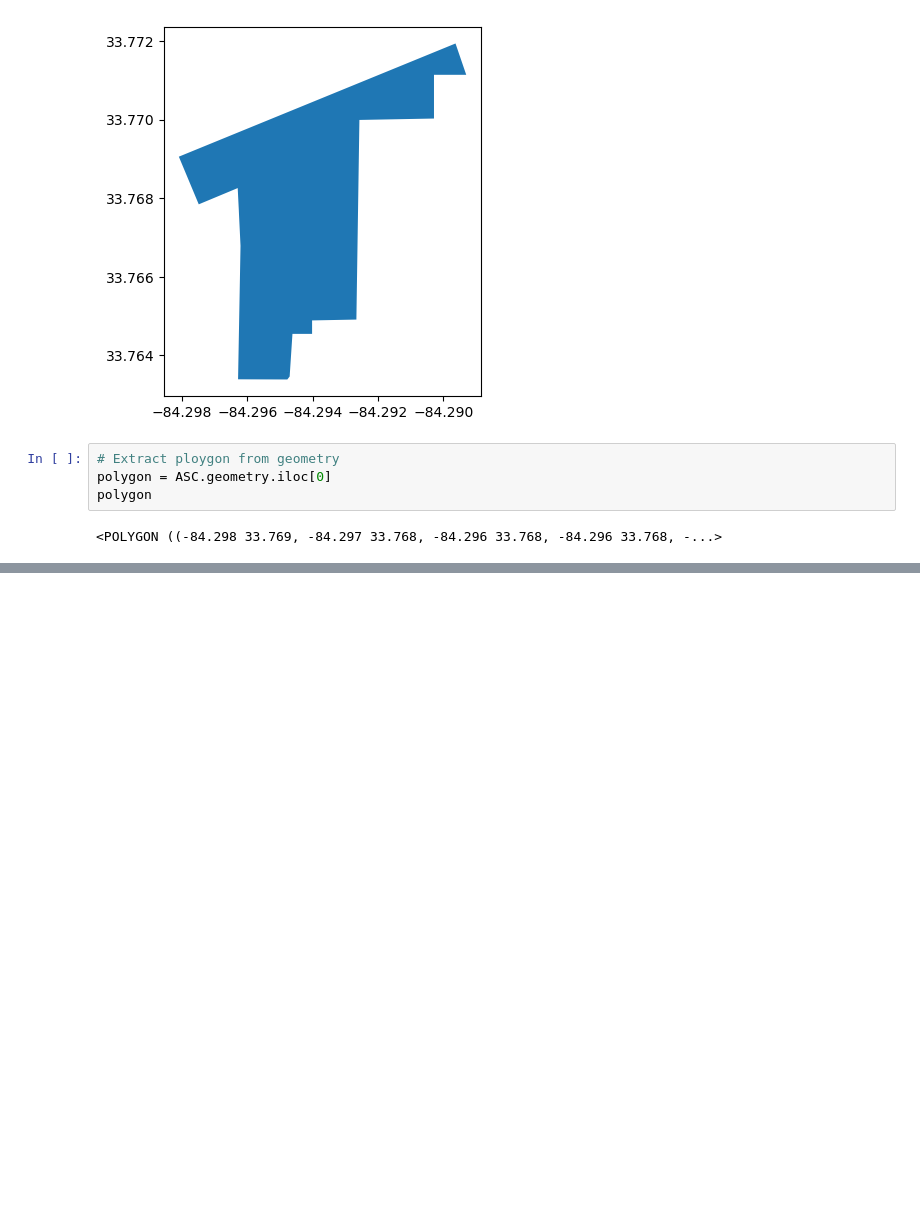
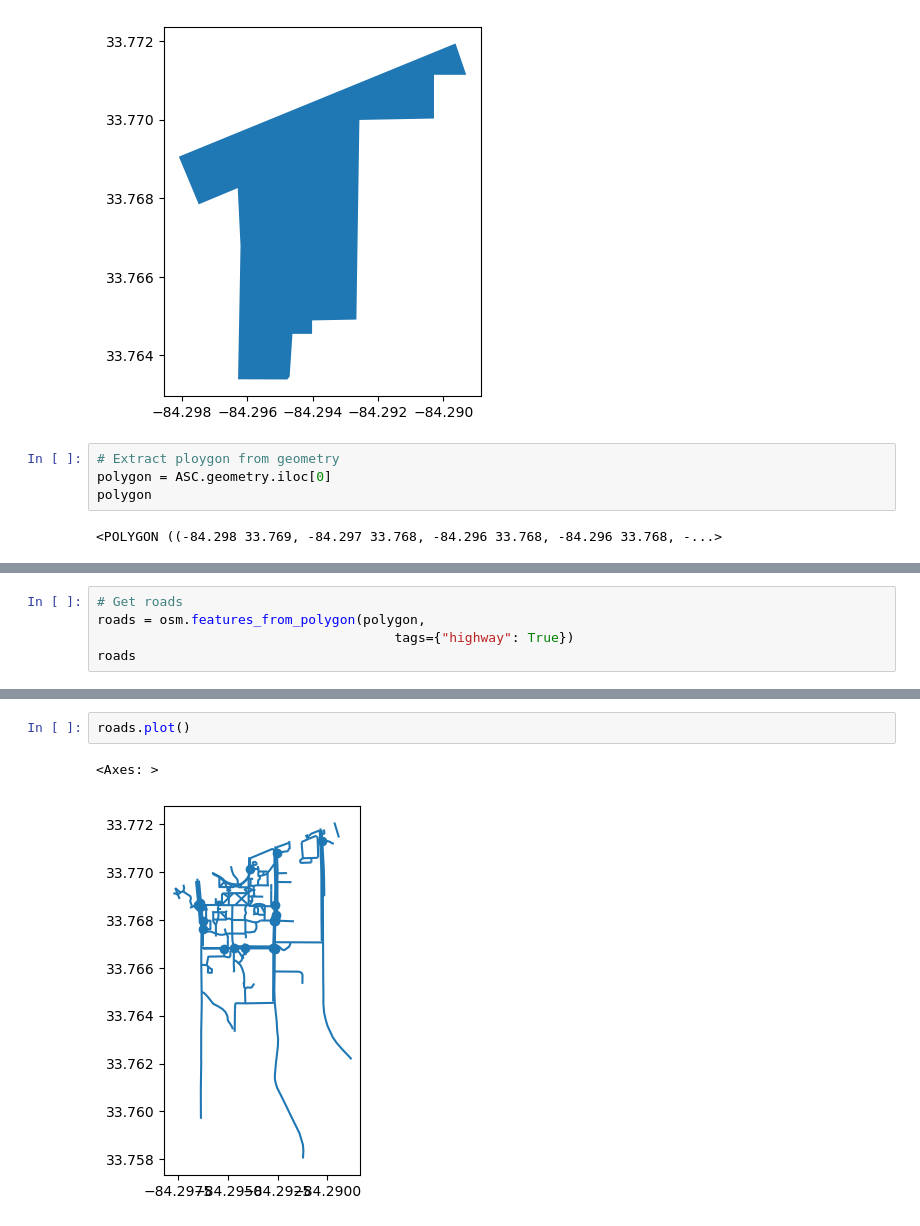
Before and after one commit to cu-esiil-edu/01-campus-map-echinodermatamata, a Jupyter notebook: ASC.ipynb, the cells around one changed output, grey strips where cells are left out. Saved outputs shown, nothing was run; the diff lists cells and outputs as text; blank space fills up the shorter version.

```diff
--- a/ASC.ipynb
+++ b/ASC.ipynb
@@ -33,0 +66,5 @@ polygon
+# %%
+# Get roads
+roads = osm.features_from_polygon(polygon,
+                                      tags={"highway": True})
+roads
@@ -33,0 +86,5 @@ polygon
+# %%
+roads.plot()
+# %% [output]
+<Axes: >
+[figure, added]
```
Also changed, not shown: parts of 7 cells of this notebook, 3 other files.
